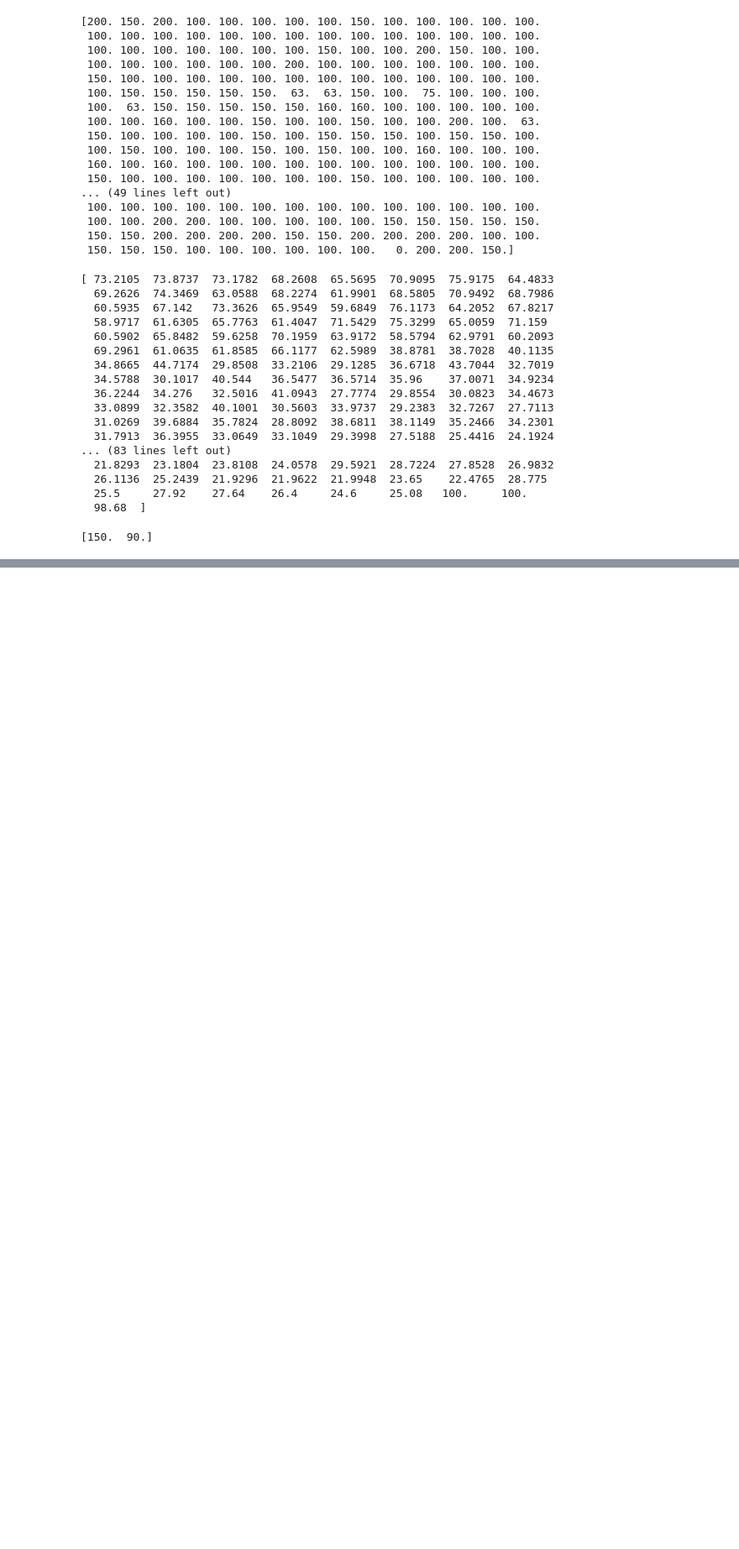
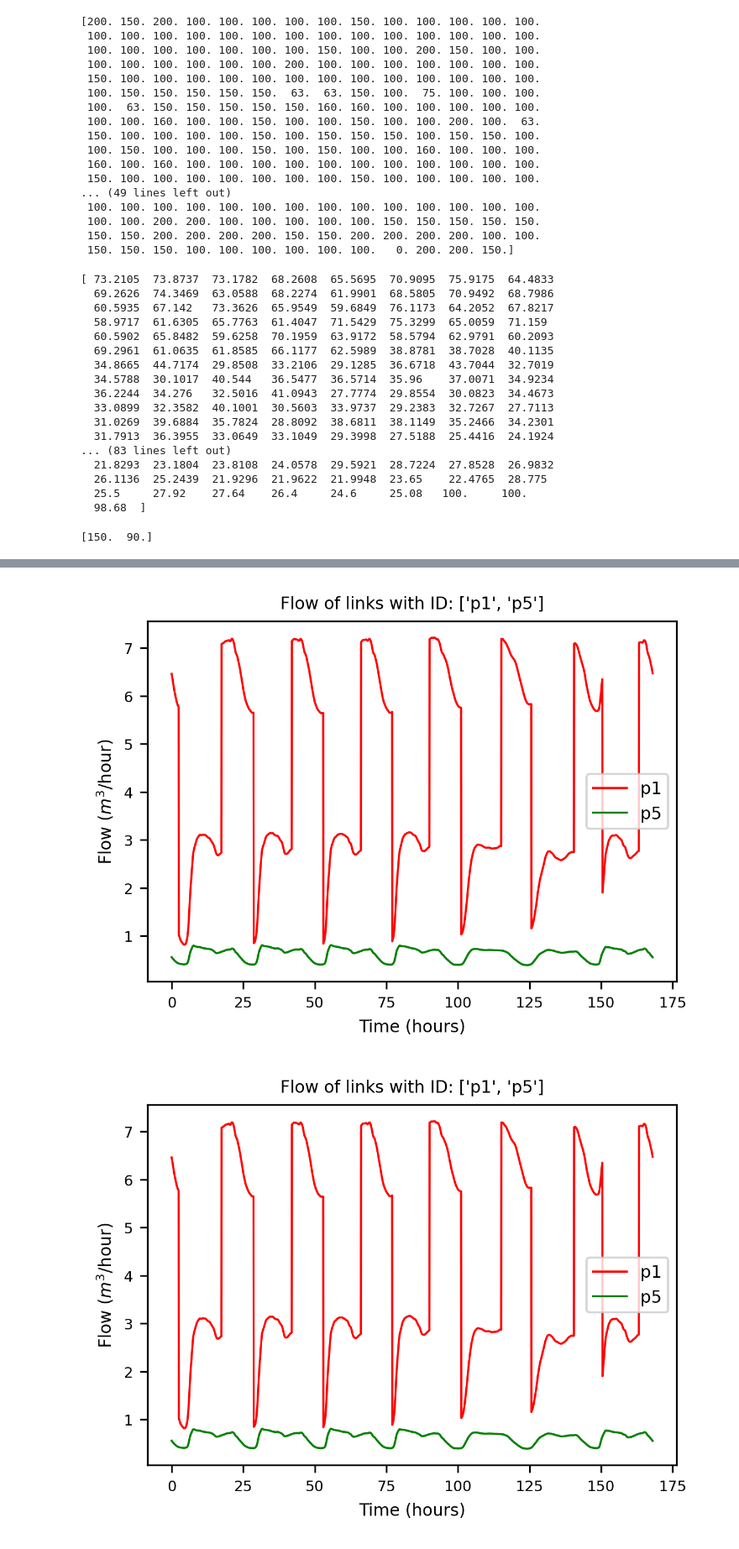
Before and after one commit to OpenWaterAnalytics/EPyT, a Jupyter notebook: paper/joss_paper.ipynb, the cells around one changed output, grey strips where cells are left out. Shown: that part at 84% size. Cells and saved outputs as stored; diff of their text form; code cells hidden in the pictures; blank space fills up the shorter version.

Commit message:
update plots

```diff
--- a/paper/joss_paper.ipynb
+++ b/paper/joss_paper.ipynb
@@ -103,9 +108,12 @@ G.plot()
 # %%
 # Plot link flows and quality
 hrs_time = R.Time / 3600  # transform seconds into hours
 link_indices = [1, 5]  # select indices to plot
 link_names = G.getLinkNameID(link_indices)  # get the ID of the link indices
 
 G.plot_ts(X=hrs_time, Y=R.Flow[:, link_indices], title=f'Flow of links with ID: {link_names}', figure_size=[4, 3],
           legend_location='best', xlabel='Time (hours)', ylabel=f'Flow ($m^3$/hour)', marker=None, color=['r', 'g'],
-          fontsize=7, fontsize_title=8, labels=link_names, save_fig=True, filename='figures/paper_flows')
+          fontsize=8, fontsize_title=8, labels=link_names, save_fig=True, filename='figures/paper_flows')
+# %% [output]
+[figure, added]
+[figure, added]
```
Also changed, not shown: parts of 1 cell of this notebook, 6 other files.
